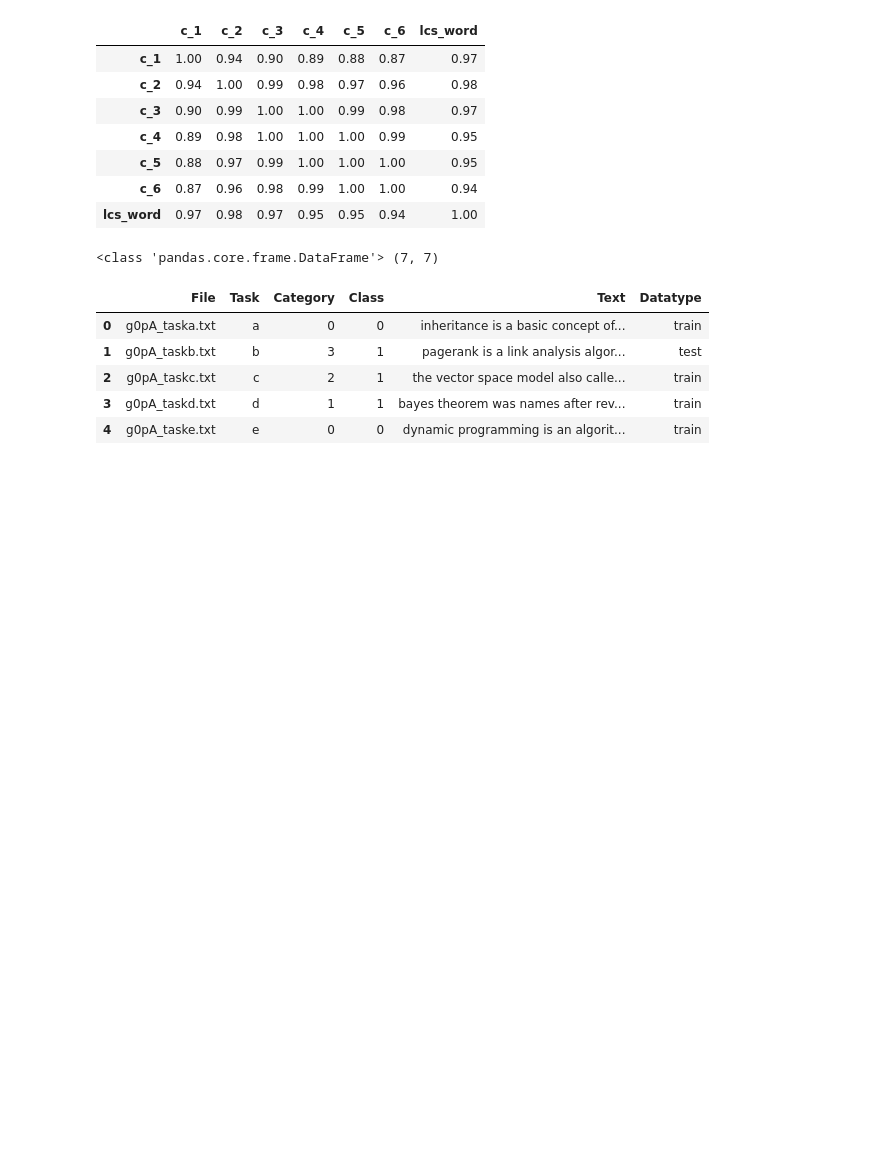
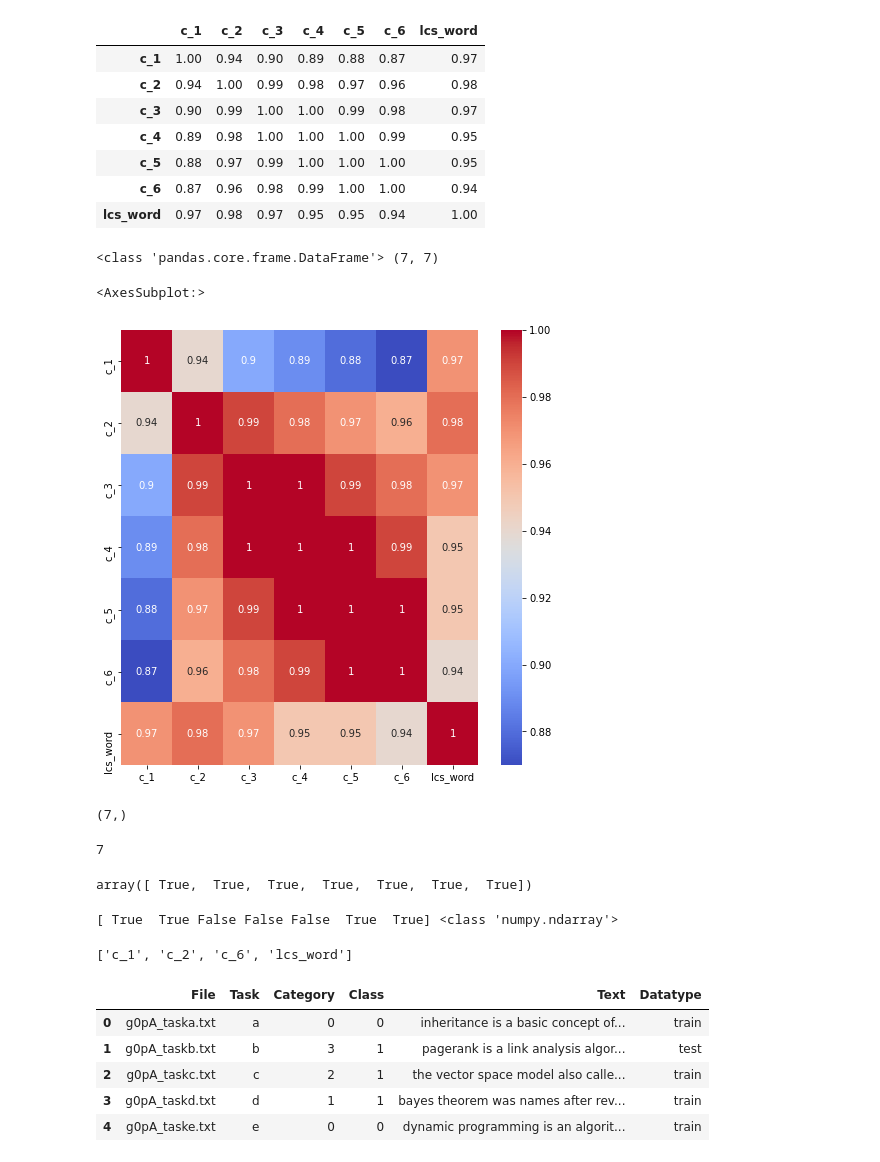
Before and after one commit to mxledesma/Plagiarism-Detector, a Jupyter notebook: 2_Plagiarism_Feature_Engineering (1).ipynb, the cells around one changed output. Cells and saved outputs as stored; diff of their text form; code cells hidden in the pictures; blank space fills up the shorter version.

```diff
--- a/2_Plagiarism_Feature_Engineering (1).ipynb
+++ b/2_Plagiarism_Feature_Engineering (1).ipynb
@@ -935,6 +935,49 @@ display(corr_matrix)
 print(type(corr_matrix),corr_matrix.shape)
 # %% [output]
 <class 'pandas.core.frame.DataFrame'> (7, 7)
+# %%
+# Using Seaborn to plot correlation matrix
+import seaborn as sns
+import matplotlib.pyplot as plt
+
+%matplotlib inline
+plt.figure(figsize=(8,8))
+sns.heatmap(corr_matrix, annot = True, cmap = 'coolwarm')
+# %% [output]
+<AxesSubplot:>
+[figure, added]
+# %%
+(corr_matrix.shape[0],) # 7 elements, one row
+# %% [output]
+(7,)
+# %%
+corr_matrix.shape[0]
+# %% [output]
+7
+# %%
+# Notice at threshold of 1.0 on right side, we need features that are not significant
+# I looked at https://www.youtube.com/watch?v=UgtjatBt3vY to help find my selection values
+
+threshold = 1.0
+columns = np.full((corr_matrix.shape[0],),True,dtype=bool) # shape is first position: corr_matrix.shape[0], Fill values to True
+
+columns # These are ALL TRUE CELL VALUES
+# %% [output]
+array([ True,  True,  True,  True,  True,  True,  True])
+# %%
+selected_features = []
+threshold = 1.0
+for i in range(len(columns)):
+    for j in range(i):
+        if corr_matrix.iloc[i, j] >= threshold: # and (corr_matrix.columns[j] not in col_corr):
+            if columns[j]:
+                columns[j] = False
+print(columns,type(columns))
+selected_features = features_df.columns[columns].to_list() # Place all True values in New Selected_features
+selected_features
+# %% [output]
+[ True  True False False False  True  True] <class 'numpy.ndarray'>
+['c_1', 'c_2', 'c_6', 'lcs_word']
 # %%
 complete_df.head() #(100,6)
 # %% [output]
```
Also changed, not shown: parts of 3 cells of this notebook.
